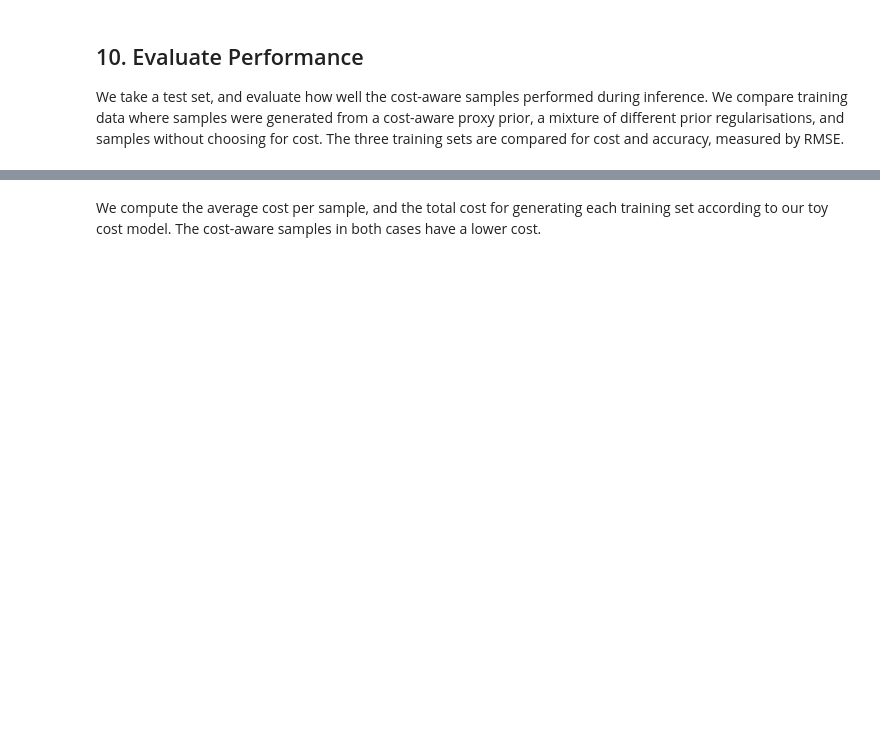
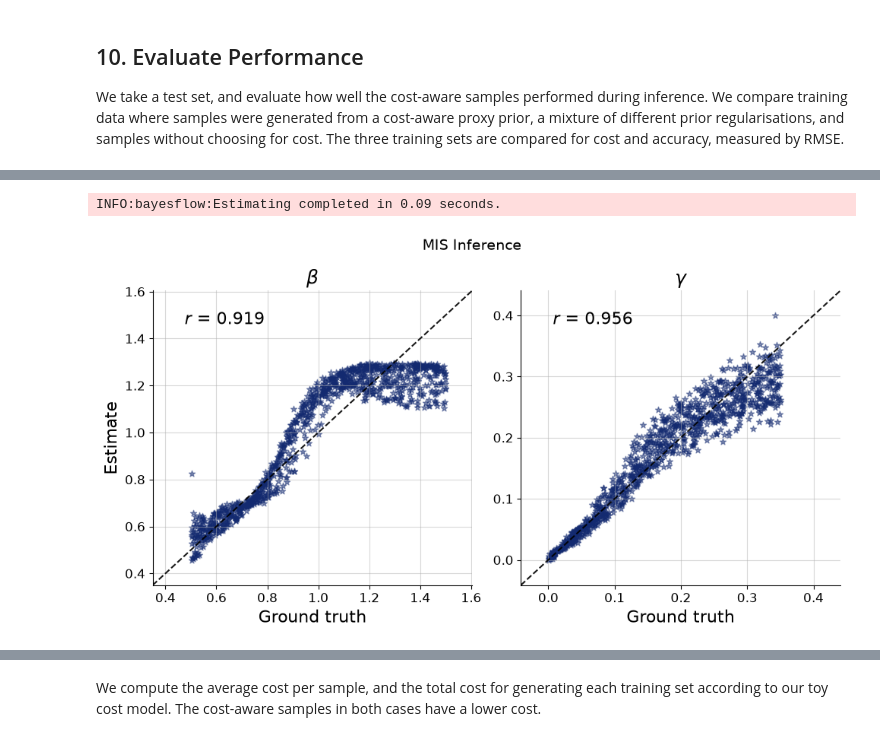
Before and after one commit to julia-sand/bayesflow, a Jupyter notebook: examples/Cost_Aware_Sampling.ipynb, the cells around one changed output, grey strips where cells are left out. Drawn from its saved outputs; the diff is of its cells as text; code cells hidden in the pictures; blank space fills up the shorter version.

```diff
--- a/examples/Cost_Aware_Sampling.ipynb
+++ b/examples/Cost_Aware_Sampling.ipynb
@@ -392,15 +486,19 @@ fig_cost_aware.suptitle("Cost Aware")
 # %%
 # Results of
 # Multiple importance sampling for four different k
 estimates_mis = workflow_mis.estimate(conditions=test_data)
 
-fig_recovery = bf.diagnostics.plots.recovery_from_estimates(
+fig_recovery_mis = bf.diagnostics.plots.recovery_from_estimates(
     estimates=estimates_mis,
     targets=targets,
     marker_mapping={"mean": "*"},
+    variable_names=[r"$\beta$", r"$\gamma$"]
 )
-fig_recovery.suptitle("MIS Inference")
+fig_recovery_mis.suptitle("MIS Inference", y=1.05, fontsize=14)
 plt.show()
+# %% [output]
+INFO:bayesflow:Estimating completed in 0.09 seconds.
+[figure, added]
 # %%
 #compare with non-cost-aware
 #samples_train = cost_aware_sim.sample(num_samples,cost_aware=False)
```
Also changed, not shown: parts of 30 cells of this notebook.
